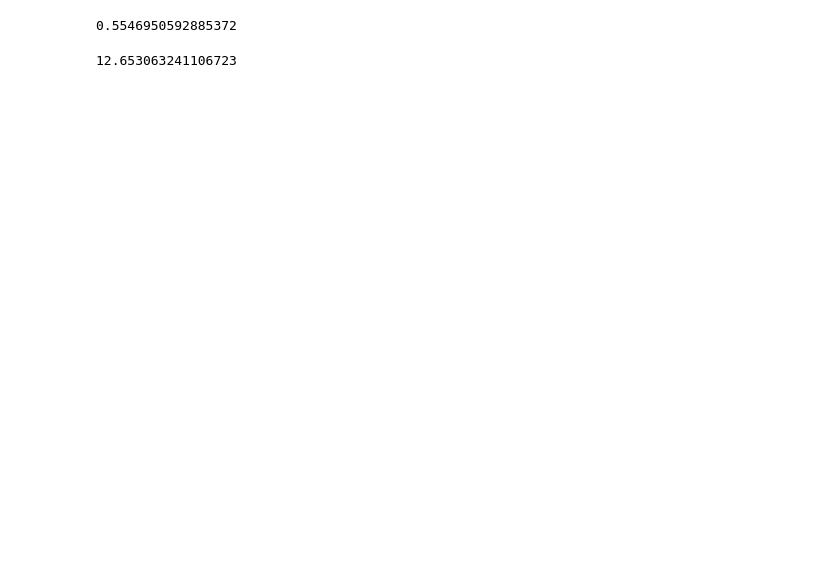
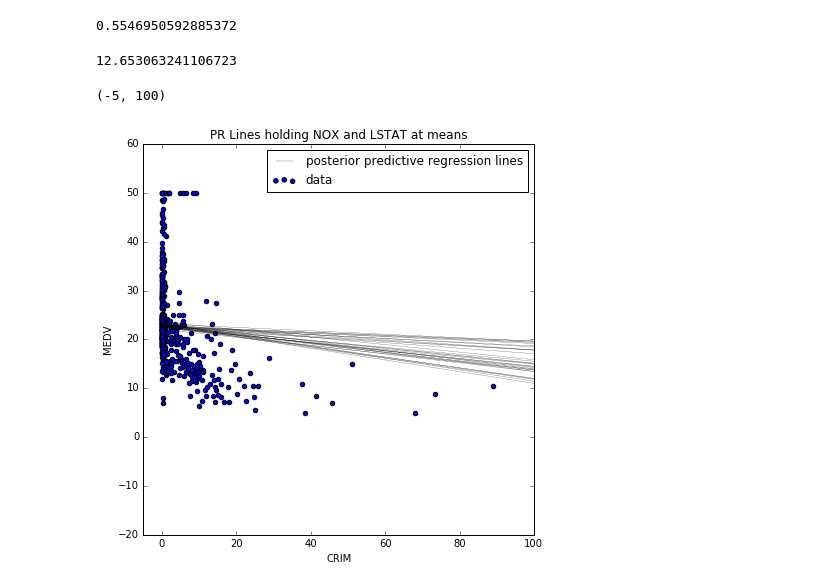
Before and after one commit to jillianhade/data-science-notes, a Jupyter notebook: bayes_practice.ipynb, the cells around one changed output. Saved outputs shown, nothing was run; the diff lists cells and outputs as text; code cells hidden in the pictures; blank space fills up the shorter version.

```diff
--- a/bayes_practice.ipynb
+++ b/bayes_practice.ipynb
@@ -156,16 +156,19 @@ housing['LSTAT'].mean()
 # %%
 lm = lambda x, samp: samp['Intercept'] + samp['CRIM'] * x + samp['NOX'] * housing['NOX'].mean() + samp['LSTAT'] * housing['LSTAT'].mean()
 
 plt.figure(figsize=(7, 7))
-pm.glm.plot_posterior_predictive(trace,
+pm.glm.plot_posterior_predictive(trace_bigger_model,
                                  eval=np.linspace(100, 0), # what to map the lines to (in this case, 0-100)
                                  lm=lm, # How to model the the findings -- add intercept and 'CRIM' * x for each of the 2000 runthroughs
                                  label='posterior predictive regression lines')
 plt.scatter(housing['CRIM'], housing['MEDV'], label='data')
 
 plt.title('PR Lines holding NOX and LSTAT at means')
 plt.legend(loc=0)
 plt.xlabel('CRIM')
 plt.ylabel('MEDV')
 plt.ylim(-20,60)
 plt.xlim(-5, 100)
+# %% [output]
+(-5, 100)
+[figure, added]
```
Also changed, not shown: parts of 7 cells of this notebook, 1 other file.
